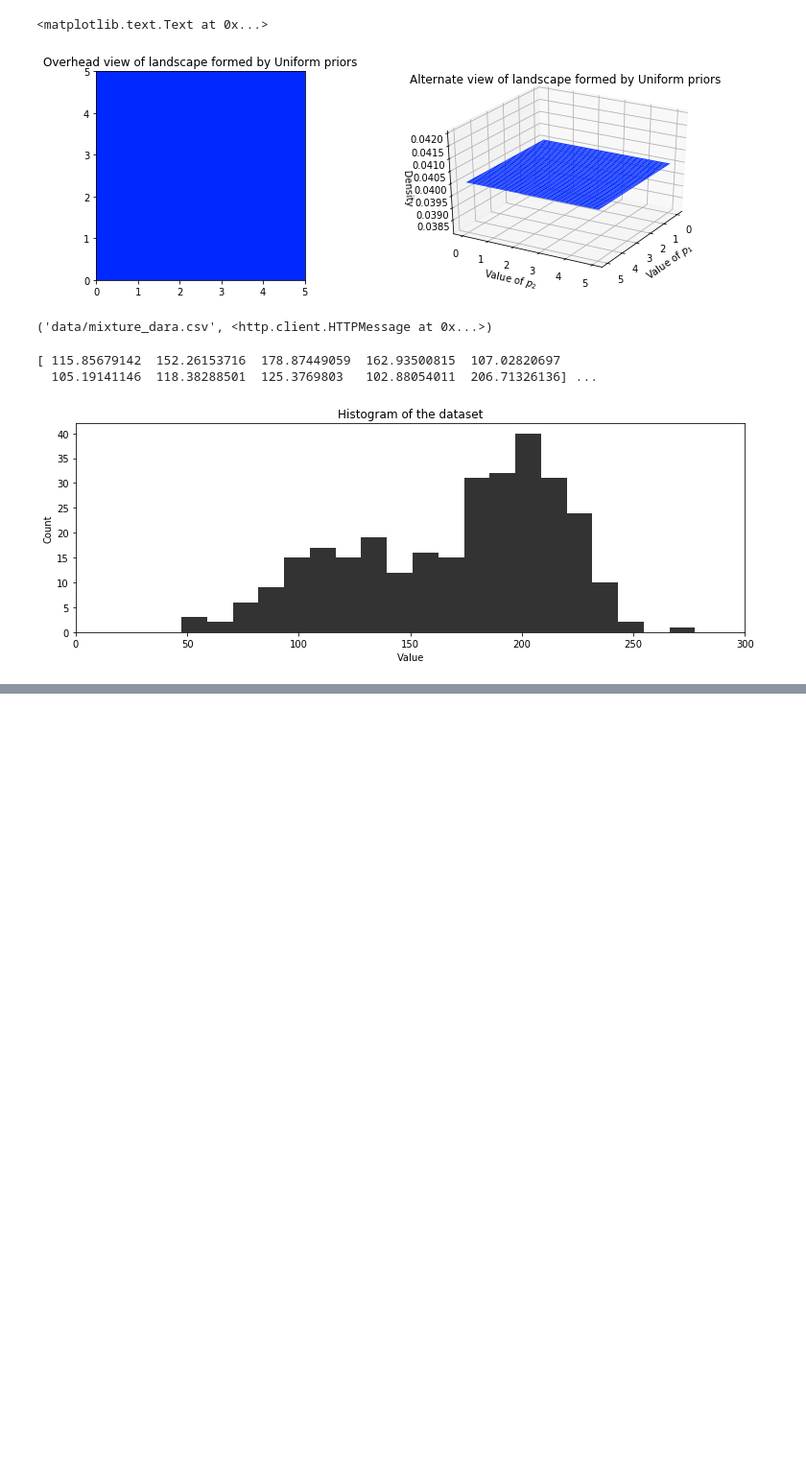
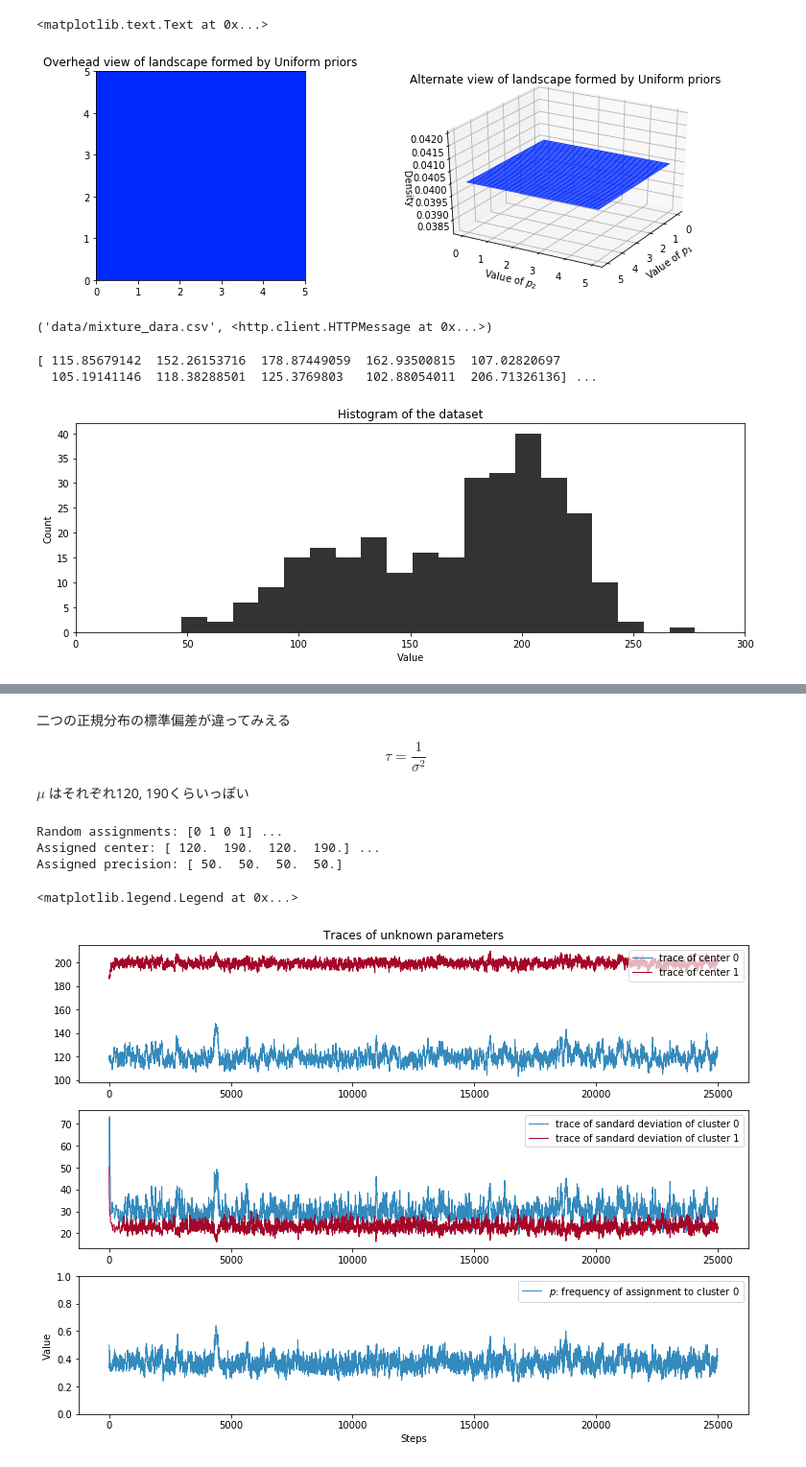
Before and after one commit to kazukousen/mcmc, a Jupyter notebook: pymc_3.ipynb, the cells around one changed output, grey strips where cells are left out. Shown at 96% size. Cells and saved outputs as stored; diff of their text form; code cells hidden in the pictures; blank space fills up the shorter version.

```diff
--- a/pymc_3.ipynb
+++ b/pymc_3.ipynb
@@ -71,0 +81,62 @@ prior assignment, with p = 0.5:
+# %% [markdown]
+二つの正規分布の標準偏差が違ってみえる
+
+$$
+\tau = \frac{1}{\sigma^2}
+$$
+
+$\mu$ はそれぞれ120, 190くらいっぽい
+# %%
+with model:
+    sds = pm.Uniform('sds', 0, 100, shape=2)
+    centers = pm.Normal('centers',
+                        mu=np.array([120, 190]),
+                        sd=np.array([10, 10]),
+                        shape=2)
+    center_i = pm.Deterministic('center_i', centers[assignment])
+    sd_i = pm.Deterministic('sd_i', sds[assignment])
+
+    observations = pm.Normal('obs', mu=center_i, sd=sd_i, observed=data)
+
+print('Random assignments: {} ...'.format(assignment.tag.test_value[:4]))
+print('Assigned center: {} ...'.format(center_i.tag.test_value[:4]))
+print('Assigned precision: {}'.format(sd_i.tag.test_value[:4]))
+# %% [output]
+Random assignments: [0 1 0 1] ...
+Assigned center: [ 120.  190.  120.  190.] ...
+Assigned precision: [ 50.  50.  50.  50.]
+# %%
+with model:
+    step1 = pm.Metropolis(vars=[p, sds, centers])
+    step2 = pm.ElemwiseCategorical(vars=[assignment])
+    trace = pm.sample(25000, step=[step1, step2])
+# %%
+figsize(12.5, 9)
+
+colors = ['#348ABD', '#A60628']
+
+center_trace = trace['centers']
+
+plt.subplot(311)
+plt.plot(center_trace[:, 0], label='trace of center 0', c=colors[0], lw=1)
+plt.plot(center_trace[:, 1], label='trace of center 1', c=colors[1], lw=1)
+plt.title('Traces of unknown parameters')
+leg = plt.legend(loc='upper right')
+leg.get_frame().set_alpha(0.7)
+
+plt.subplot(312)
+std_trace = trace['sds']
+plt.plot(std_trace[:, 0], label='trace of sandard deviation of cluster 0', c=colors[0], lw=1)
+plt.plot(std_trace[:, 1], label='trace of sandard deviation of cluster 1', c=colors[1], lw=1)
+plt.legend(loc='upper right')
+
+plt.subplot(313)
+p_trace = trace['p']
+plt.plot(p_trace, label='$p$: frequency of assignment to cluster 0', c=colors[0], lw=1)
+plt.xlabel('Steps')
+plt.ylabel('Value')
+plt.ylim(0, 1)
+plt.legend()
+# %% [output]
+<matplotlib.legend.Legend at 0x...>
+[figure, added]
```
Also changed, not shown: parts of 4 cells of this notebook.
